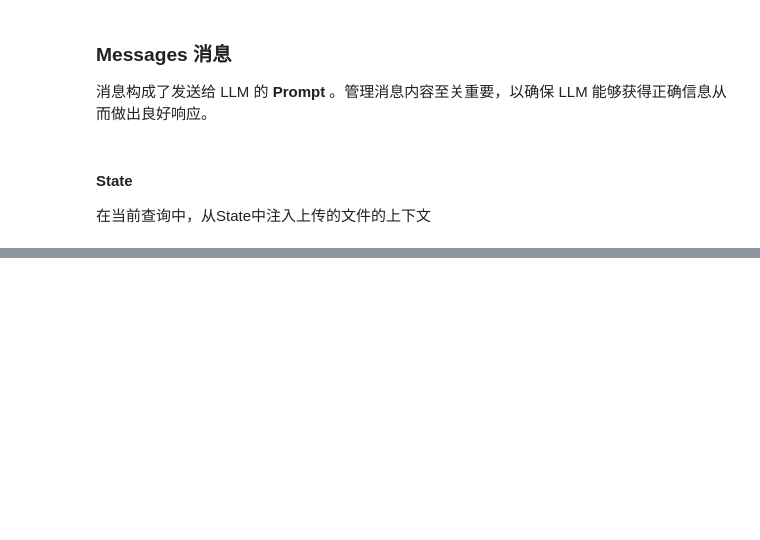
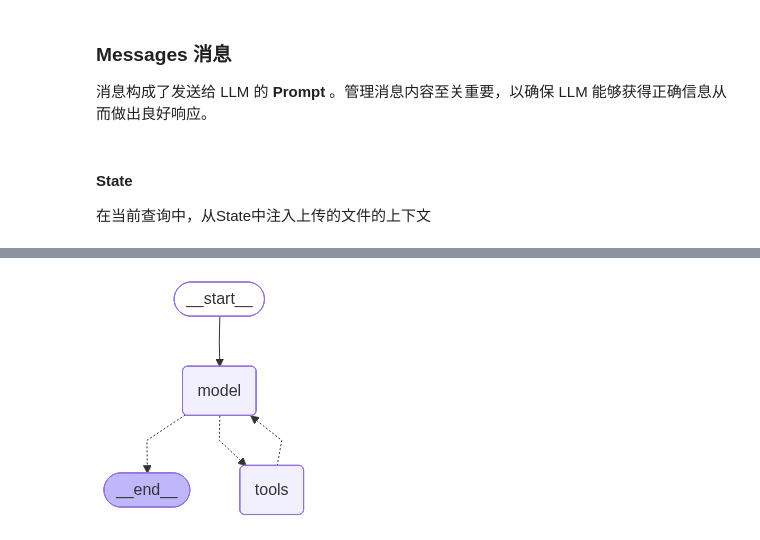
Before and after one commit to Chasen-Liao/langchain-doc, a Jupyter notebook: Advanced-Usage/Context_engineering.ipynb, the cells around one changed output, grey strips where cells are left out. Cells and saved outputs as stored; diff of their text form; code cells hidden in the pictures; blank space fills up the shorter version.

```diff
--- a/Advanced-Usage/Context_engineering.ipynb
+++ b/Advanced-Usage/Context_engineering.ipynb
@@ -359,0 +499,26 @@ agent = create_agent(
+# %%
+from langchain.tools import tool
+
+
+@tool("search_orders", parse_docstring=True, description="查询订单数据")
+def search_orders(user_id: str, status: str = None, limit: int = 5) -> str:
+    """查询订单数据
+
+    Args:
+        user_id (str): 用户ID
+        status (str, optional): 订单状态. Defaults to None.
+        limit (int, optional): 返回结果数量. Defaults to 5.
+
+    Returns:
+        str: 查询结果
+    """
+    pass
+
+
+agent = create_agent(
+    model=llm,
+    tools=[search_orders],
+)
+agent
+# %% [output]
+[figure, added]
```
Also changed, not shown: parts of 40 cells of this notebook, 29 other files.
